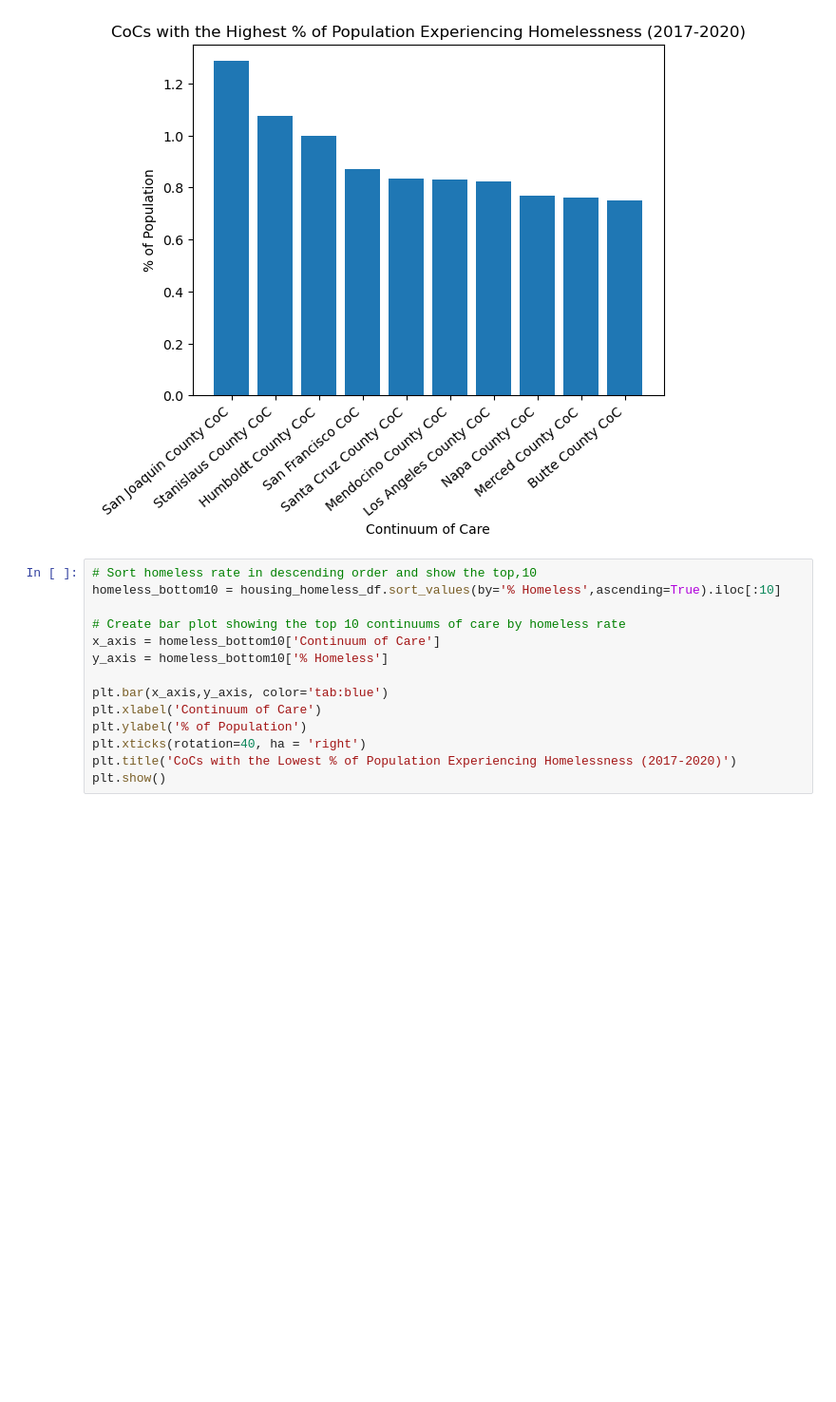
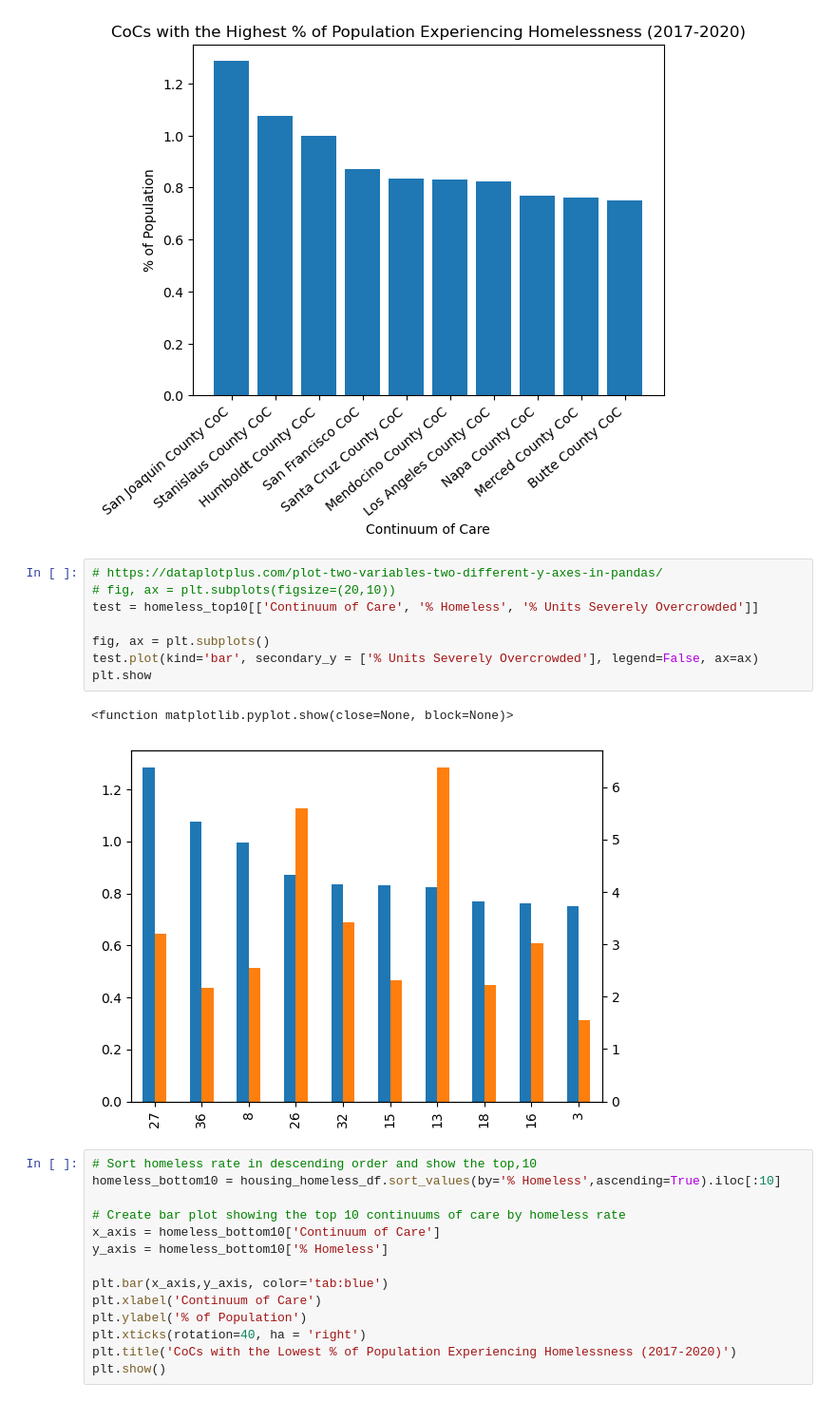
Before and after one commit to evacs/Project-1, a Jupyter notebook: housing_jeff.ipynb, the cells around one changed output. Shown at 95% size. Drawn from its saved outputs; the diff is of its cells as text; blank space fills up the shorter version.

```diff
--- a/housing_jeff.ipynb
+++ b/housing_jeff.ipynb
@@ -245,6 +245,17 @@ plt.title('CoCs with the Highest % of Population Experiencing Homelessness (2017
 plt.show()
 # %% [output]
 [figure]
+# %%
+# https://dataplotplus.com/plot-two-variables-two-different-y-axes-in-pandas/
+# fig, ax = plt.subplots(figsize=(20,10))
+test = homeless_top10[['Continuum of Care', '% Homeless', '% Units Severely Overcrowded']]
+
+fig, ax = plt.subplots()
+test.plot(kind='bar', secondary_y = ['% Units Severely Overcrowded'], legend=False, ax=ax)
+plt.show
+# %% [output]
+<function matplotlib.pyplot.show(close=None, block=None)>
+[figure, added]
 # %%
 # Sort homeless rate in descending order and show the top,10
 homeless_bottom10 = housing_homeless_df.sort_values(by='% Homeless',ascending=True).iloc[:10]
```
Also changed, not shown: parts of 4 cells of this notebook.
